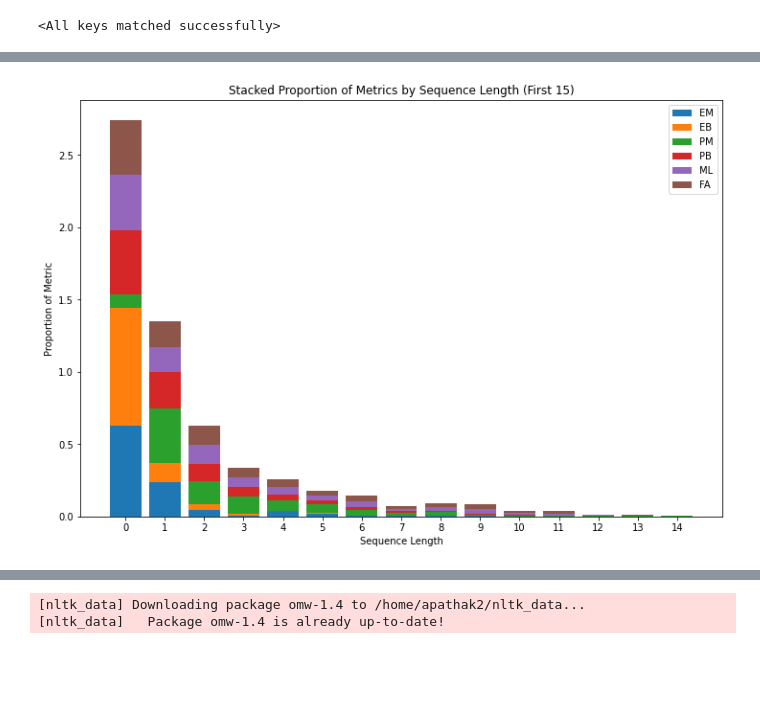
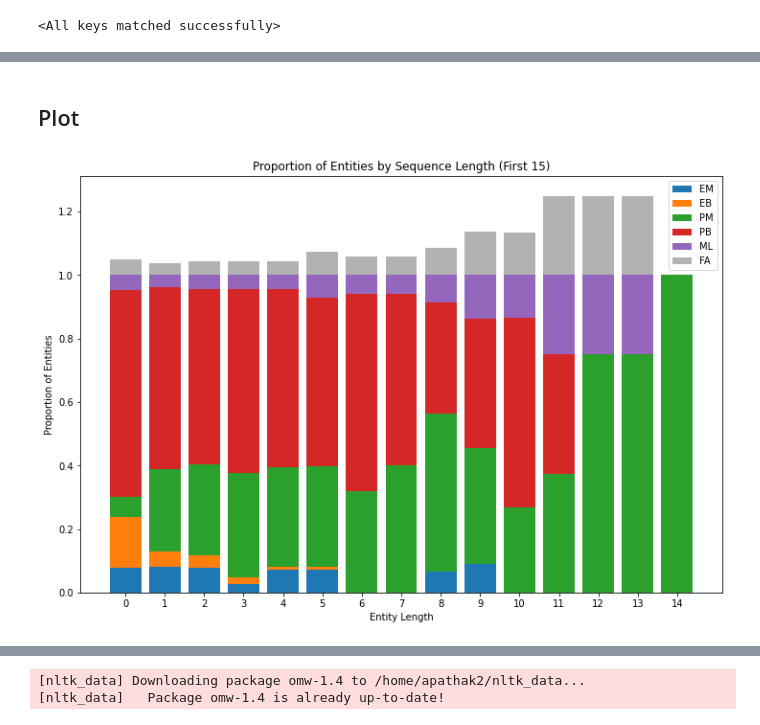
Before and after one commit to Chaithra28/EconBERTa-rep, a Jupyter notebook: notebooks/Econberta.ipynb, the cells around one changed output, grey strips where cells are left out. Saved outputs shown, nothing was run; the diff lists cells and outputs as text; code cells hidden in the pictures; blank space fills up the shorter version.

```diff
--- a/notebooks/Econberta.ipynb
+++ b/notebooks/Econberta.ipynb
@@ -493,3 +488,11 @@ CRFTagger(
   (classifier): Linear(in_features=768, out_features=11, bias=True)
   (crf): CRF(num_tags=11)
 )
+# %%
+def extract_model_name(full_string):
+    # Split the string by the '/' character
+    parts = full_string.split('/')
+    if len(parts) == 2:
+        return parts[1]  # The second part is the model name
+    else:
+        raise ValueError(f"Invalid model_name format. Actual: {full_string}, Expected: 'org_name/model_name'.")  # Invalid format
@@ -560,8 +565,9 @@ for lr in learning_rates:
     print(f"Training complete at learning rate: {lr}!")
 
     timestamp = time.strftime("%Y%m%d-%H%M%S")
-    print(f"mDeBERTa Model saved at: {timestamp}")
-    torch.save(model.state_dict(), f'mdebertamodel_lr-{lr}_{timestamp}.pth')
+    model_name = extract_model_name(model_name)
+    print(f"{model_name} model with lr {lr} saved at: {timestamp}")
+    torch.save(model.state_dict(), f'../models/{model_name}_{lr}_{timestamp}.pth')
 
 print("")
 print(f"Training complete!")
@@ -586,6 +585,6 @@ Training complete at learning rate: 5e-05!
 # %%
 # Load state_dict of the model
-model.load_state_dict(torch.load(f'models/BERT_model_lr-7e-05_best.pth'))
+model.load_state_dict(torch.load(f'../models/{model_name}_{lr}_best.pth'))
 # %% [output]
 <All keys matched successfully>
 # %%
@@ -611,3 +610,3 @@ I-intervention     0.7436    0.5054    0.6018      2663
 # %%
-bert_lengths, bert_metrics = analyze_generalization(model, test_set, tokenizer, train_sentences)
+lengths, metrics = analyze_generalization(model, test_set, tokenizer, train_sentences)
 # %% [output]
@@ -680,42 +630,54 @@ metrics
+# %% [markdown]
+## Plot
 # %%
 import matplotlib.pyplot as plt
 
 # Extract sequence lengths and sort data by sequence length
-sequence_lengths = [int(s.split()[1]) for s in bert_lengths]
+sequence_lengths = [int(s.split()[1]) for s in lengths]
 sorted_indices = sorted(range(len(sequence_lengths)), key=lambda x: sequence_lengths[x])
 sequence_lengths = [sequence_lengths[i] for i in sorted_indices]
 
-# Calculate proportions for each metric
-metrics_keys = ['EM', 'EB', 'PM', 'PB', 'ML', 'FA']  # Add other metric keys if needed
+# Calculate proportions for each metric, excluding 'False Alarm'
+metrics_keys = ['EM', 'EB', 'PM', 'PB', 'ML']  # Exclude 'FA' from this list
 proportions = {key: [] for key in metrics_keys}
+false_alarms = []
 
-for key in metrics_keys:
-    metric_values = [bert_metrics[i][key] for i in sorted_indices]
-    metric_total = sum(metric_values)
-    proportions[key] = [value / metric_total for value in metric_values]
+# Calculate the total counts for each sequence length, excluding 'False Alarm'
+totals_per_length = [sum(metrics[i][key] for key in metrics_keys) for i in sorted_indices]
+
+# Calculate the proportions for each metric relative to the total counts per sequence length
+for i, total in enumerate(totals_per_length):
+    for key in metrics_keys:
+        proportions[key].append(metrics[sorted_indices[i]][key] / total if total > 0 else 0)
+    # Calculate the 'False Alarm' proportion relative to the total counts per sequence length
+    false_alarms.append(metrics[sorted_indices[i]]['FA'] / total if total > 0 else 0)
 
 # Plot each metric using stacked bar graphs for the first 15 sequence lengths
 fig, ax = plt.subplots(figsize=(12, 8))  # Adjust the figure size as needed
 
 # Positions of the bars on the x-axis
 indices = range(len(sequence_lengths[:15]))
 
 # Initialize the bottom for the stack
 bottom = [0] * 15
 
+# Plot the metrics, excluding 'False Alarm'
 for key in metrics_keys:
     ax.bar(indices, proportions[key][:15], bottom=bottom, label=key)
     # Update the bottom position for the next metric
     bottom = [bottom[i] + proportions[key][i] for i in range(15)]
+
+# Now plot 'False Alarm' above the stacked bars
+ax.bar(indices, false_alarms[:15], bottom=bottom, label='FA', color='k', alpha=0.3)  # 'k' is for black
 
 # Labeling
 ax.set_xlabel('Entity Length')
 ax.set_ylabel('Proportion of Entities')
 ax.set_title('Proportion of Entities by Sequence Length (First 15)')
 ax.set_xticks(indices)
 ax.set_xticklabels(sequence_lengths[:15])
 ax.legend()
 
 plt.show()
 # %% [output]
-[figure, old version]
+[figure, new version]
```
Also changed, not shown: parts of 68 cells of this notebook.
